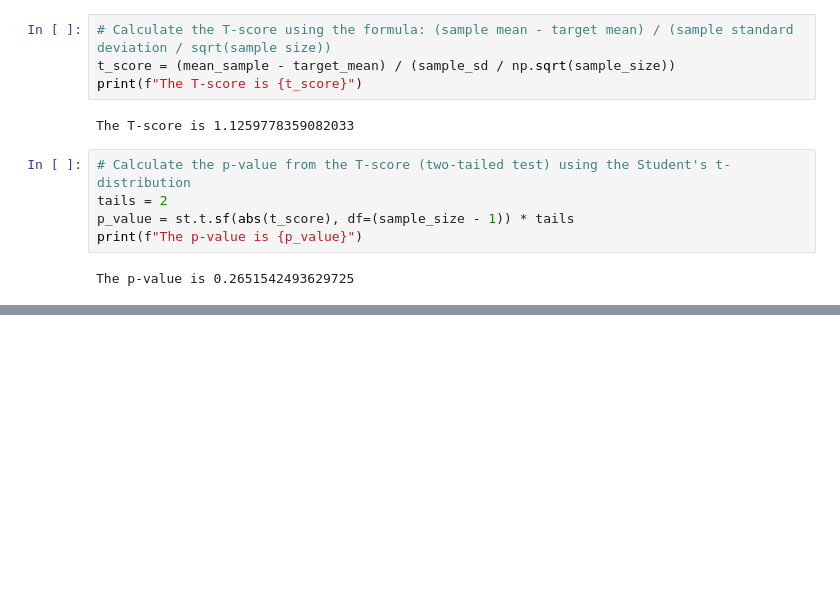
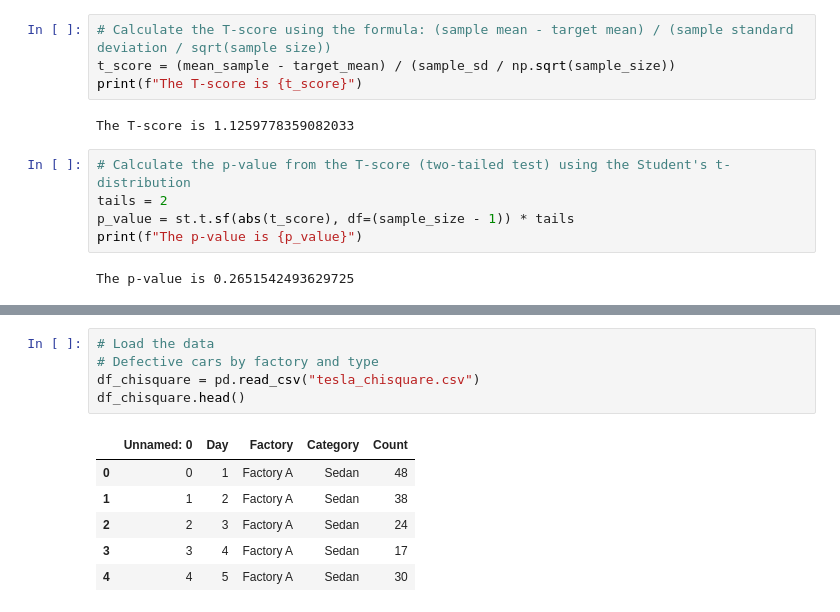
Before and after one commit to dthunn/python-statistics-, a Jupyter notebook: hypothesis_testing/hypothesis_testing.ipynb, the cells around one changed output, grey strips where cells are left out. Drawn from its saved outputs; the diff is of its cells as text; blank space fills up the shorter version.

```diff
--- a/hypothesis_testing/hypothesis_testing.ipynb
+++ b/hypothesis_testing/hypothesis_testing.ipynb
@@ -131,0 +400,12 @@ P-value: 0.2651542493629725
+# %%
+# Load the data
+# Defective cars by factory and type
+df_chisquare = pd.read_csv("tesla_chisquare.csv")
+df_chisquare.head()
+# %% [output]
+|  | Unnamed: 0 | Day | Factory | Category | Count |
+| 0 | 0 | 1 | Factory A | Sedan | 48 |
+| 1 | 1 | 2 | Factory A | Sedan | 38 |
+| 2 | 2 | 3 | Factory A | Sedan | 24 |
+| 3 | 3 | 4 | Factory A | Sedan | 17 |
+| 4 | 4 | 5 | Factory A | Sedan | 30 |
```
Also changed, not shown: parts of 25 cells of this notebook.
